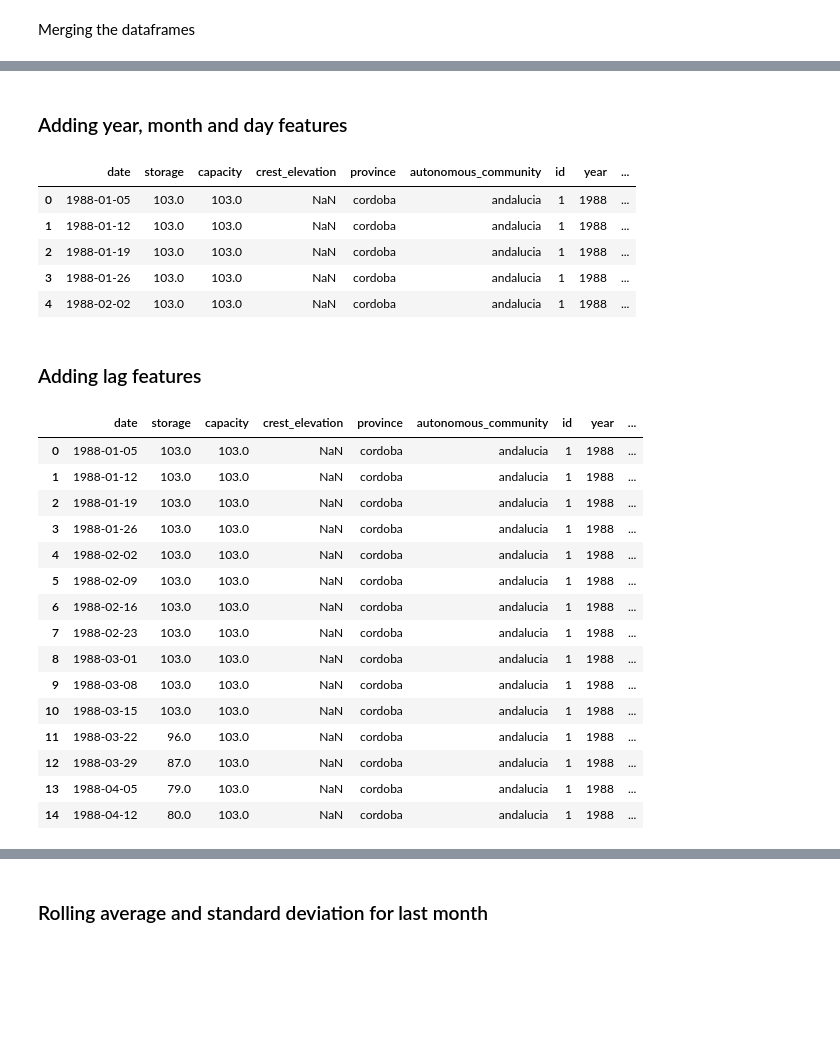
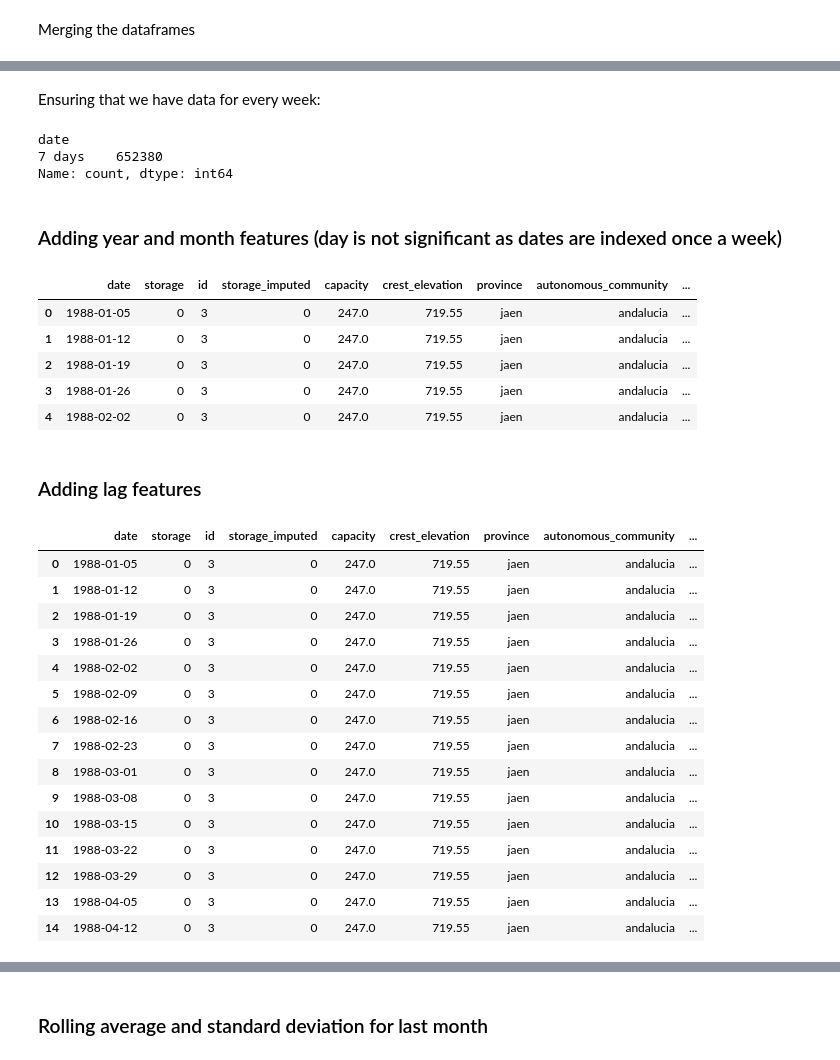
Before and after one commit to ivanver02/reservoir-data-platform, a Jupyter notebook: notebooks/feature_engineering/water.ipynb, the cells around one changed output, grey strips where cells are left out. Cells and saved outputs as stored; diff of their text form; code cells hidden in the pictures; blank space fills up the shorter version.

Commit message:
Every notebook code is already implemented

```diff
--- a/notebooks/feature_engineering/water.ipynb
+++ b/notebooks/feature_engineering/water.ipynb
@@ -10,7 +10,7 @@ import sys
 sys.path.append(str(Path.cwd().parent.parent))
 from backend.config.settings import PATHS
 # %%
-water_path = PATHS['cleaned_data_notebooks']/ 'water_cleaned.parquet'
+water_path = PATHS['definitive_notebooks']/ 'water_definitive.parquet'
 water_non_merged_pd = pd.read_parquet(water_path)
 water_non_merged_pd.head()
 # %% [output]
@@ -31,5 +23,5 @@ dtype: int64
 # %%
-reservoirs_path = PATHS['cleaned_data_notebooks']/ 'reservoirs_merged.csv'
-reservoirs_pd = pd.read_csv(reservoirs_path)
+reservoirs_path = PATHS['definitive_notebooks']/ 'reservoirs_merged.parquet'
+reservoirs_pd = pd.read_parquet(reservoirs_path)
 reservoirs_pd.head()
 # %% [output]
@@ -64,7 +56,7 @@ dtype: int64
 # %% [markdown]
 Merging the dataframes
 # %%
-water_pd = pd.merge(water_pd, reservoirs_pd[['id', 'capacity', 'crest_elevation', 'province', 'autonomous_community']], on='id', how='left')
+water_pd = pd.merge(water_non_merged_pd, reservoirs_pd[['id', 'capacity', 'crest_elevation', 'province', 'autonomous_community']], on='id', how='left')
 water_pd.head()
 # %% [output]
 |  | date | storage | id | storage_imputed | capacity | crest_elevation | province | autonomous_community |
@@ -76,39 +68,47 @@ water_pd.head()
+# %% [markdown]
+Ensuring that we have data for every week:
+# %%
+water_pd.groupby(['id'])['date'].diff().value_counts()
+# %% [output]
+date
+7 days    652380
+Name: count, dtype: int64
 # %% [markdown]
-### Adding year, month and day features
+### Adding year and month features (day is not significant as dates are indexed once a week)
 # %%
-water_pd_full['year'] = pd.to_datetime(water_pd_full['date']).dt.year
-water_pd_full['month'] = pd.to_datetime(water_pd_full['date']).dt.month
-water_pd_full['day'] = pd.to_datetime(water_pd_full['date']).dt.day
-water_pd_full.head()
+water_pd['year'] = pd.to_datetime(water_pd['date']).dt.year
+water_pd['month'] = pd.to_datetime(water_pd['date']).dt.month
+water_pd
+water_pd.head()
 # %% [output]
-|  | date | storage | capacity | crest_elevation | province | autonomous_community | id | year | ... |
-| 0 | 1988-01-05 | 103.0 | 103.0 | NaN | cordoba | andalucia | 1 | 1988 | ... |
-| 1 | 1988-01-12 | 103.0 | 103.0 | NaN | cordoba | andalucia | 1 | 1988 | ... |
-| 2 | 1988-01-19 | 103.0 | 103.0 | NaN | cordoba | andalucia | 1 | 1988 | ... |
-| 3 | 1988-01-26 | 103.0 | 103.0 | NaN | cordoba | andalucia | 1 | 1988 | ... |
-| 4 | 1988-02-02 | 103.0 | 103.0 | NaN | cordoba | andalucia | 1 | 1988 | ... |
+|  | date | storage | id | storage_imputed | capacity | crest_elevation | province | autonomous_community | ... |
+| 0 | 1988-01-05 | 0 | 3 | 0 | 247.0 | 719.55 | jaen | andalucia | ... |
+| 1 | 1988-01-12 | 0 | 3 | 0 | 247.0 | 719.55 | jaen | andalucia | ... |
+| 2 | 1988-01-19 | 0 | 3 | 0 | 247.0 | 719.55 | jaen | andalucia | ... |
+| 3 | 1988-01-26 | 0 | 3 | 0 | 247.0 | 719.55 | jaen | andalucia | ... |
+| 4 | 1988-02-02 | 0 | 3 | 0 | 247.0 | 719.55 | jaen | andalucia | ... |
 # %% [markdown]
 ### Adding lag features
 # %%
 for lag in [1,2,3,4]:
-    water_pd_full[f'storage_last_week_{lag}'] = water_pd_full.groupby('id')['storage'].shift(lag)
-water_pd_full['storage_last_year'] = water_pd_full.groupby('id')['storage'].shift(52)
-water_pd_full.head(15)
+    water_pd[f'storage_last_week_{lag}'] = water_pd.groupby('id')['storage'].shift(lag)
+water_pd['storage_last_year'] = water_pd.groupby('id')['storage'].shift(52)
+water_pd.head(15)
 # %% [output]
-|  | date | storage | capacity | crest_elevation | province | autonomous_community | id | year | ... |
-| 0 | 1988-01-05 | 103.0 | 103.0 | NaN | cordoba | andalucia | 1 | 1988 | ... |
-| 1 | 1988-01-12 | 103.0 | 103.0 | NaN | cordoba | andalucia | 1 | 1988 | ... |
-| 2 | 1988-01-19 | 103.0 | 103.0 | NaN | cordoba | andalucia | 1 | 1988 | ... |
-| 3 | 1988-01-26 | 103.0 | 103.0 | NaN | cordoba | andalucia | 1 | 1988 | ... |
-| 4 | 1988-02-02 | 103.0 | 103.0 | NaN | cordoba | andalucia | 1 | 1988 | ... |
-| 5 | 1988-02-09 | 103.0 | 103.0 | NaN | cordoba | andalucia | 1 | 1988 | ... |
-| 6 | 1988-02-16 | 103.0 | 103.0 | NaN | cordoba | andalucia | 1 | 1988 | ... |
-| 7 | 1988-02-23 | 103.0 | 103.0 | NaN | cordoba | andalucia | 1 | 1988 | ... |
-| 8 | 1988-03-01 | 103.0 | 103.0 | NaN | cordoba | andalucia | 1 | 1988 | ... |
-| 9 | 1988-03-08 | 103.0 | 103.0 | NaN | cordoba | andalucia | 1 | 1988 | ... |
-| 10 | 1988-03-15 | 103.0 | 103.0 | NaN | cordoba | andalucia | 1 | 1988 | ... |
-| 11 | 1988-03-22 | 96.0 | 103.0 | NaN | cordoba | andalucia | 1 | 1988 | ... |
-| 12 | 1988-03-29 | 87.0 | 103.0 | NaN | cordoba | andalucia | 1 | 1988 | ... |
-| 13 | 1988-04-05 | 79.0 | 103.0 | NaN | cordoba | andalucia | 1 | 1988 | ... |
-| 14 | 1988-04-12 | 80.0 | 103.0 | NaN | cordoba | andalucia | 1 | 1988 | ... |
+|  | date | storage | id | storage_imputed | capacity | crest_elevation | province | autonomous_community | ... |
+| 0 | 1988-01-05 | 0 | 3 | 0 | 247.0 | 719.55 | jaen | andalucia | ... |
+| 1 | 1988-01-12 | 0 | 3 | 0 | 247.0 | 719.55 | jaen | andalucia | ... |
+| 2 | 1988-01-19 | 0 | 3 | 0 | 247.0 | 719.55 | jaen | andalucia | ... |
+| 3 | 1988-01-26 | 0 | 3 | 0 | 247.0 | 719.55 | jaen | andalucia | ... |
+| 4 | 1988-02-02 | 0 | 3 | 0 | 247.0 | 719.55 | jaen | andalucia | ... |
+| 5 | 1988-02-09 | 0 | 3 | 0 | 247.0 | 719.55 | jaen | andalucia | ... |
+| 6 | 1988-02-16 | 0 | 3 | 0 | 247.0 | 719.55 | jaen | andalucia | ... |
+| 7 | 1988-02-23 | 0 | 3 | 0 | 247.0 | 719.55 | jaen | andalucia | ... |
+| 8 | 1988-03-01 | 0 | 3 | 0 | 247.0 | 719.55 | jaen | andalucia | ... |
+| 9 | 1988-03-08 | 0 | 3 | 0 | 247.0 | 719.55 | jaen | andalucia | ... |
+| 10 | 1988-03-15 | 0 | 3 | 0 | 247.0 | 719.55 | jaen | andalucia | ... |
+| 11 | 1988-03-22 | 0 | 3 | 0 | 247.0 | 719.55 | jaen | andalucia | ... |
+| 12 | 1988-03-29 | 0 | 3 | 0 | 247.0 | 719.55 | jaen | andalucia | ... |
+| 13 | 1988-04-05 | 0 | 3 | 0 | 247.0 | 719.55 | jaen | andalucia | ... |
+| 14 | 1988-04-12 | 0 | 3 | 0 | 247.0 | 719.55 | jaen | andalucia | ... |
 # %%
```
Also changed, not shown: parts of 9 cells of this notebook, 29 other files.
